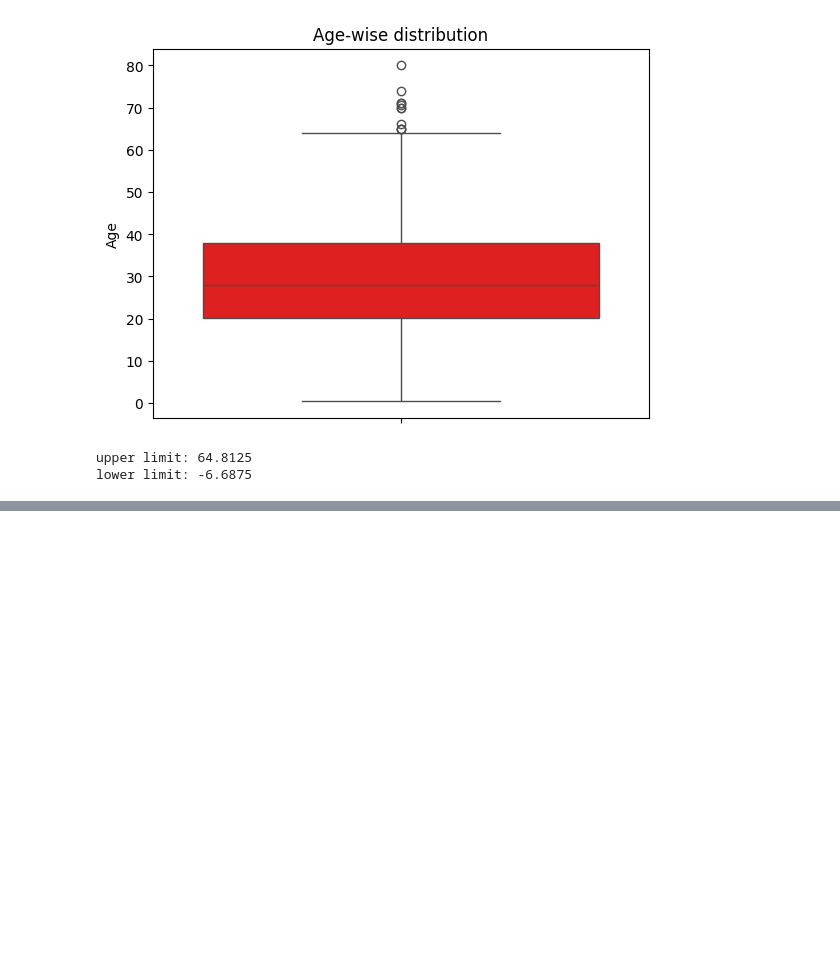
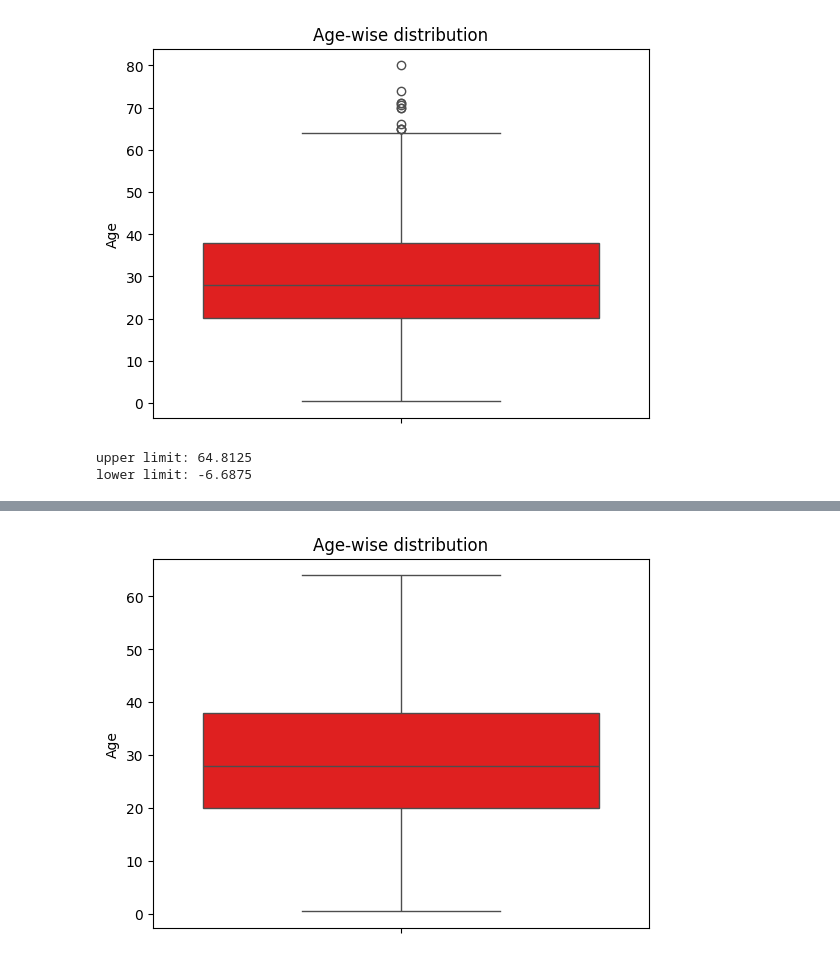
Before and after one commit to ankitg-02/Titanic, a Jupyter notebook: Titanic1.ipynb, the cells around one changed output, grey strips where cells are left out. Saved outputs shown, nothing was run; the diff lists cells and outputs as text; code cells hidden in the pictures; blank space fills up the shorter version.

```diff
--- a/Titanic1.ipynb
+++ b/Titanic1.ipynb
@@ -305,3 +305,6 @@ print('lower limit:',lower_limit)
 # %% [output]
 upper limit: 64.8125
 lower limit: -6.6875
+# %%
+new_data=train_data[(train_data['Age']<upper_limit)&(train_data['Age']>lower_limit)]
+new_data
@@ -307,0 +325,6 @@ lower limit: -6.6875
+# %%
+sns.boxplot(new_data['Age'],color='red')
+plt.title('Age-wise distribution')
+plt.show()
+# %% [output]
+[figure, added]
```
Also changed, not shown: parts of 7 cells of this notebook.
